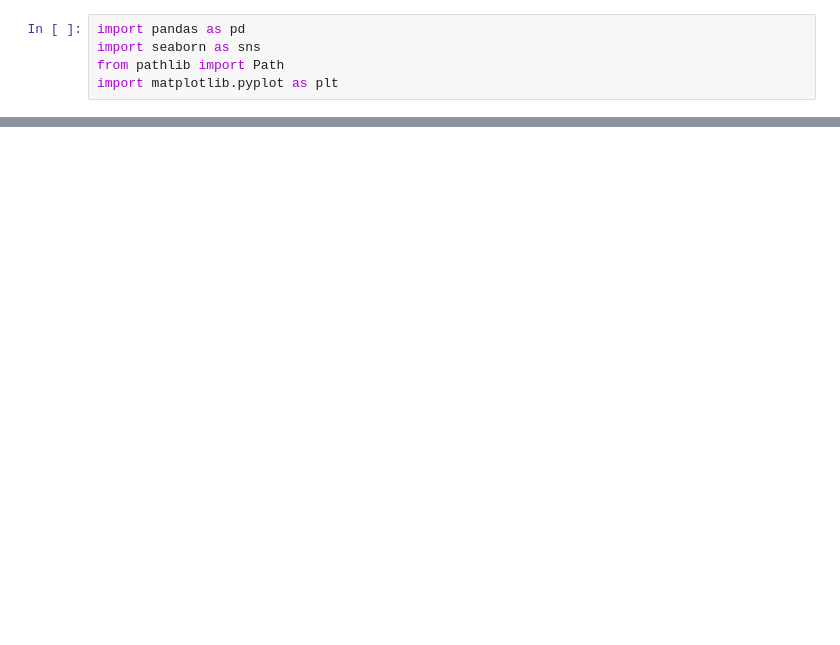
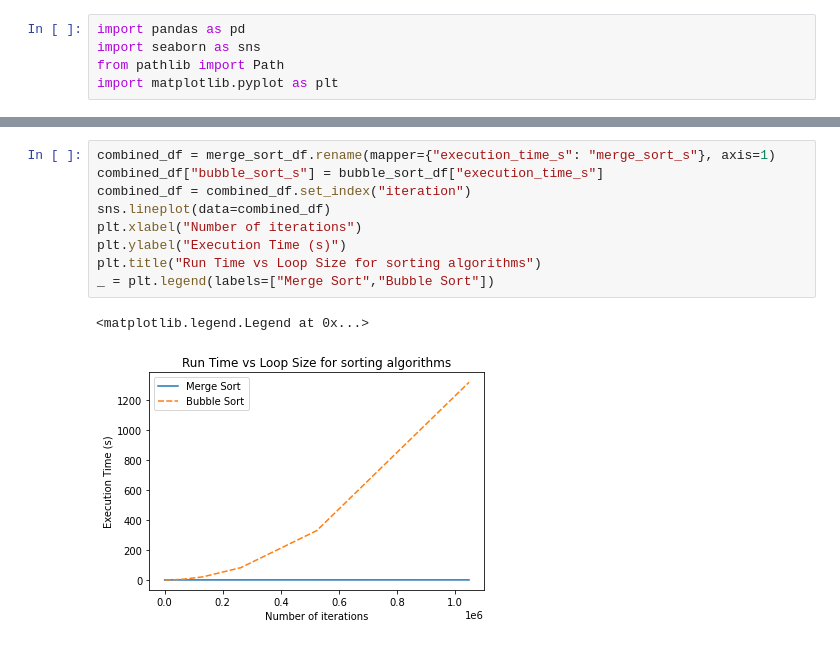
Before and after one commit to eddie-atkinson/cits5507, a Jupyter notebook: lab1/notebook.ipynb, the cells around one changed output, grey strips where cells are left out. Cells and saved outputs as stored; diff of their text form; blank space fills up the shorter version.

```diff
--- a/lab1/notebook.ipynb
+++ b/lab1/notebook.ipynb
@@ -25,0 +28,12 @@ Text(0.5, 1.0, 'Run Time vs Loop Size for Non-Trivial Loop')
+# %%
+combined_df = merge_sort_df.rename(mapper={"execution_time_s": "merge_sort_s"}, axis=1)
+combined_df["bubble_sort_s"] = bubble_sort_df["execution_time_s"]
+combined_df = combined_df.set_index("iteration")
+sns.lineplot(data=combined_df)
+plt.xlabel("Number of iterations")
+plt.ylabel("Execution Time (s)")
+plt.title("Run Time vs Loop Size for sorting algorithms")
+_ = plt.legend(labels=["Merge Sort","Bubble Sort"])
+# %% [output]
+<matplotlib.legend.Legend at 0x...>
+[figure, added]
```
Also changed, not shown: parts of 3 cells of this notebook, 8 other files.
